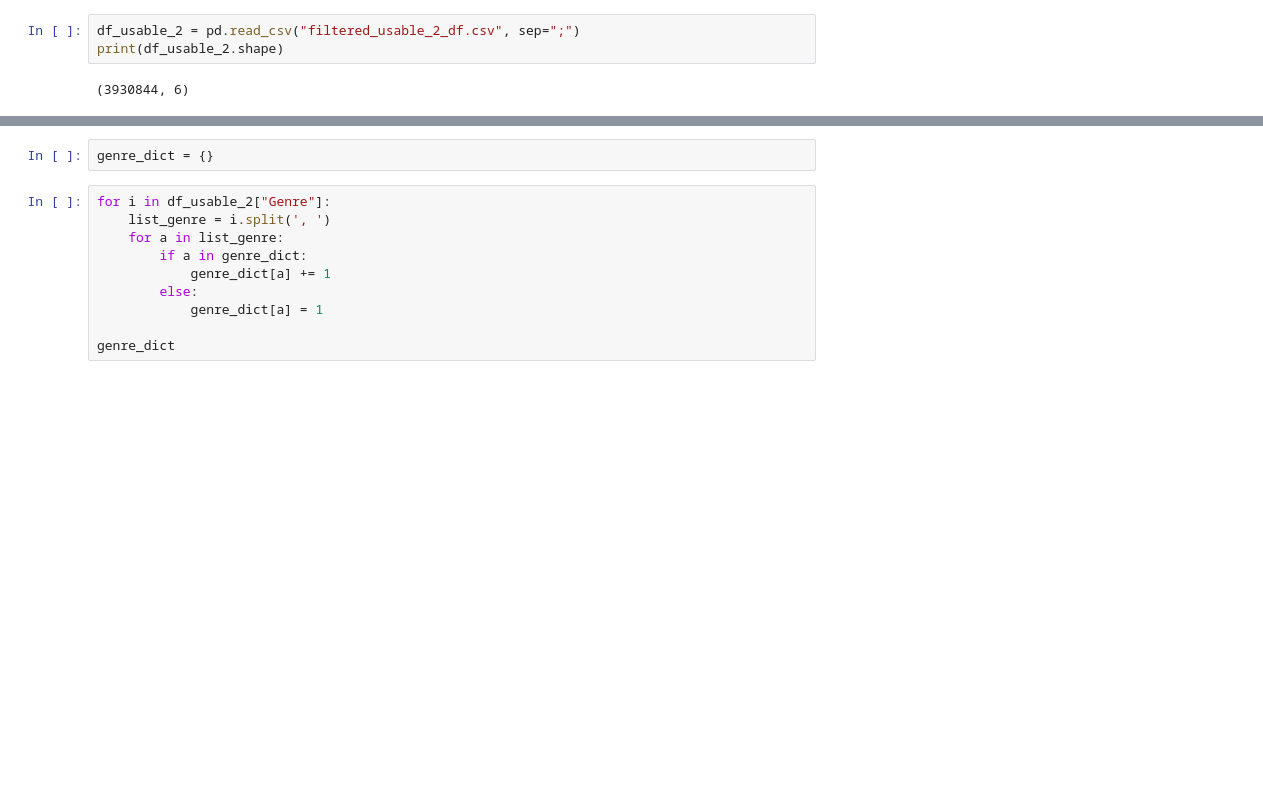
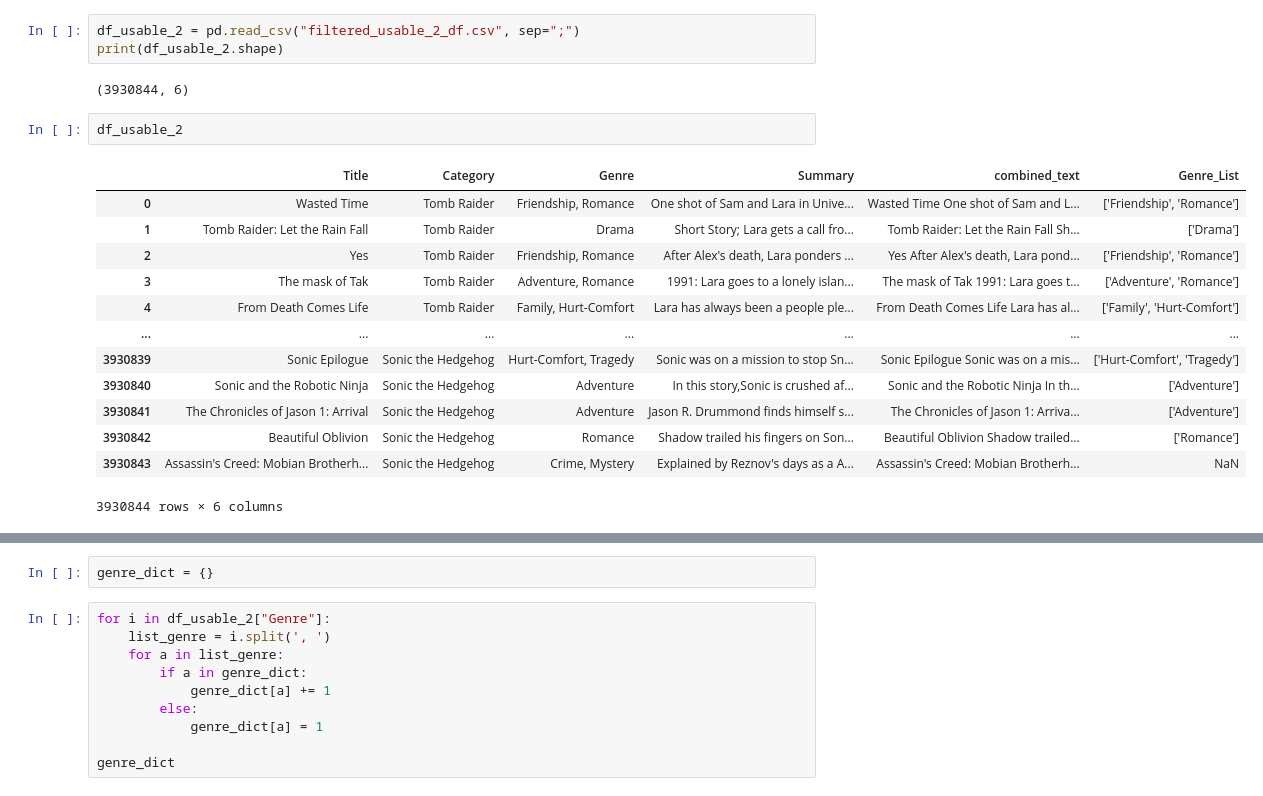
Before and after one commit to DonCheetos/DS_Group_B4, a Jupyter notebook: fanfiction.ipynb, the cells around one changed output, grey strips where cells are left out. Drawn from its saved outputs; the diff is of its cells as text; blank space fills up the shorter version.

```diff
--- a/fanfiction.ipynb
+++ b/fanfiction.ipynb
@@ -416,3 +405,19 @@ df_usable_2 = pd.read_csv("filtered_usable_2_df.csv", sep=";")
 print(df_usable_2.shape)
 # %% [output]
 (3930844, 6)
+# %%
+df_usable_2
+# %% [output]
+|  | Title | Category | Genre | Summary | combined_text | Genre_List |
+| 0 | Wasted Time | Tomb Raider | Friendship, Romance | One shot of Sam and Lara in Unive... | Wasted Time One shot of Sam and L... | ['Friendship', 'Romance'] |
+| 1 | Tomb Raider: Let the Rain Fall | Tomb Raider | Drama | Short Story; Lara gets a call fro... | Tomb Raider: Let the Rain Fall Sh... | ['Drama'] |
+| 2 | Yes | Tomb Raider | Friendship, Romance | After Alex's death, Lara ponders ... | Yes After Alex's death, Lara pond... | ['Friendship', 'Romance'] |
+| 3 | The mask of Tak | Tomb Raider | Adventure, Romance | 1991: Lara goes to a lonely islan... | The mask of Tak 1991: Lara goes t... | ['Adventure', 'Romance'] |
+| 4 | From Death Comes Life | Tomb Raider | Family, Hurt-Comfort | Lara has always been a people ple... | From Death Comes Life Lara has al... | ['Family', 'Hurt-Comfort'] |
+| ... | ... | ... | ... | ... | ... | ... |
+| 3930839 | Sonic Epilogue | Sonic the Hedgehog | Hurt-Comfort, Tragedy | Sonic was on a mission to stop Sn... | Sonic Epilogue Sonic was on a mis... | ['Hurt-Comfort', 'Tragedy'] |
+| 3930840 | Sonic and the Robotic Ninja | Sonic the Hedgehog | Adventure | In this story,Sonic is crushed af... | Sonic and the Robotic Ninja In th... | ['Adventure'] |
+| 3930841 | The Chronicles of Jason 1: Arrival | Sonic the Hedgehog | Adventure | Jason R. Drummond finds himself s... | The Chronicles of Jason 1: Arriva... | ['Adventure'] |
+| 3930842 | Beautiful Oblivion | Sonic the Hedgehog | Romance | Shadow trailed his fingers on Son... | Beautiful Oblivion Shadow trailed... | ['Romance'] |
+| 3930843 | Assassin's Creed: Mobian Brotherh... | Sonic the Hedgehog | Crime, Mystery | Explained by Reznov's days as a A... | Assassin's Creed: Mobian Brotherh... | NaN |
+3930844 rows × 6 columns
```
Also changed, not shown: parts of 28 cells of this notebook.
